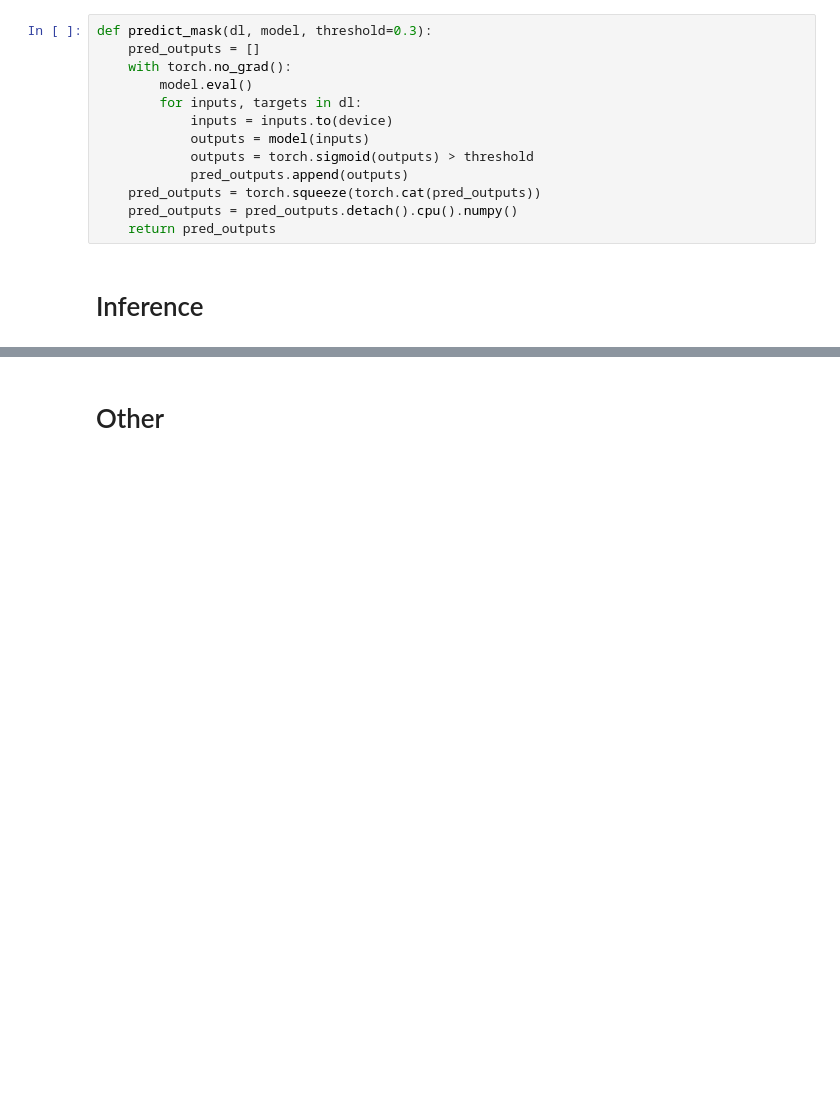
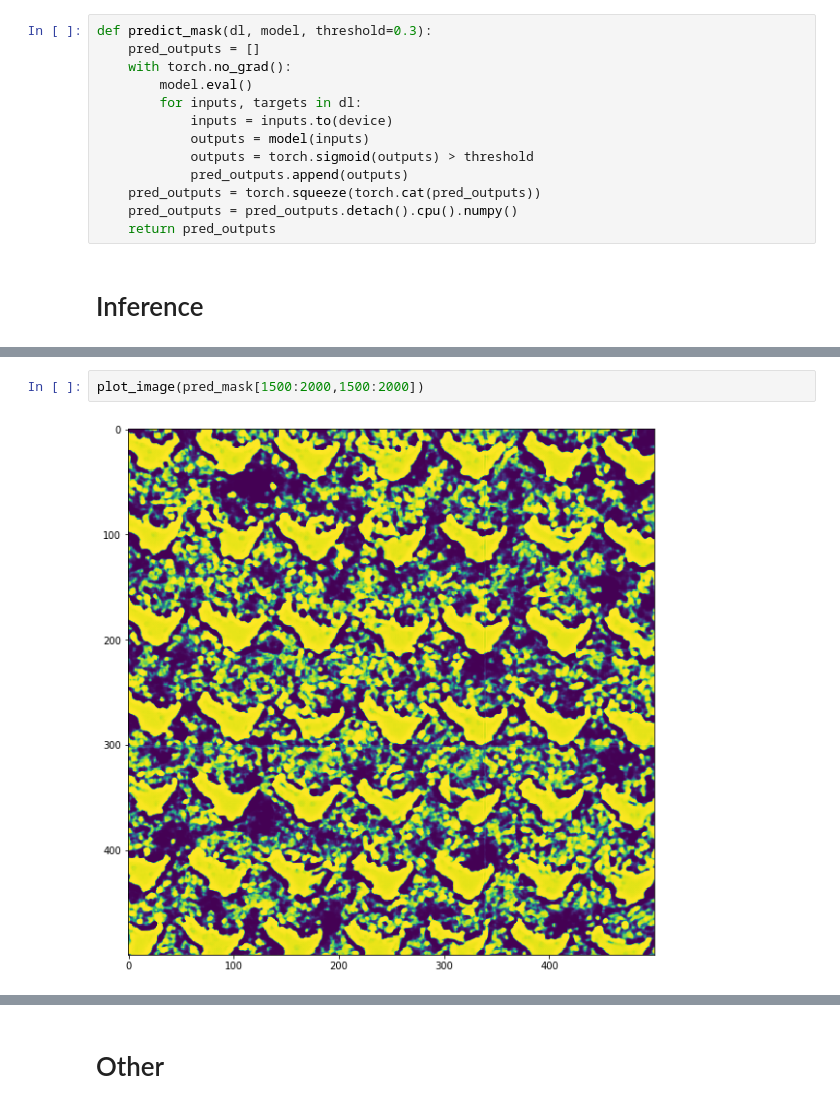
Before and after one commit to intsco/am-segmentation, a Jupyter notebook: unet.ipynb, the cells around one changed output, grey strips where cells are left out. Saved outputs shown, nothing was run; the diff lists cells and outputs as text; blank space fills up the shorter version.

```diff
--- a/unet.ipynb
+++ b/unet.ipynb
@@ -482,3 +356,7 @@ pred_mask.shape
+# %%
+plot_image(pred_mask[1500:2000,1500:2000])
+# %% [output]
+[figure, added]
 # %%
 plot_image(pred_mask)
 # %% [output]
```
Also changed, not shown: parts of 48 cells of this notebook, 13 other files.
